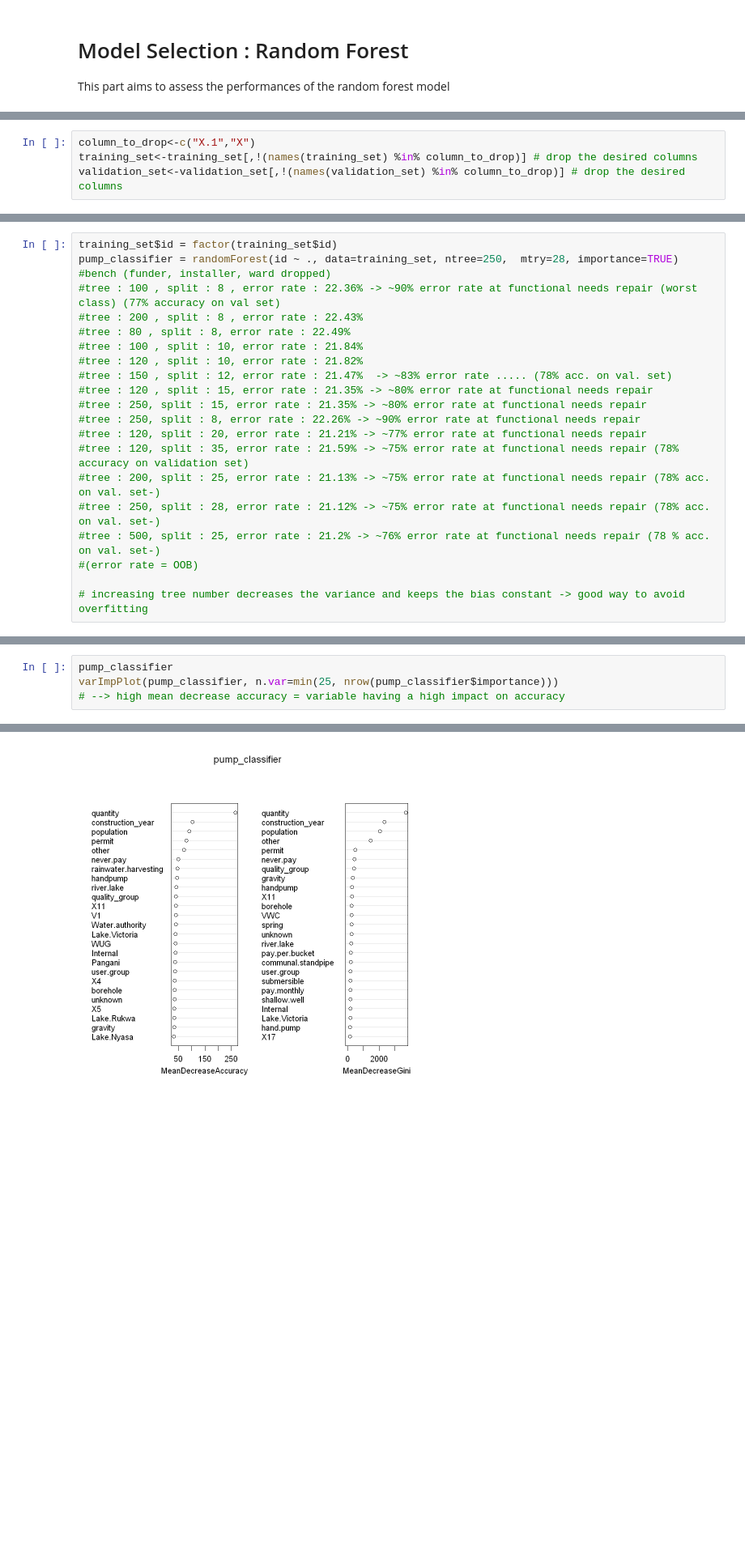
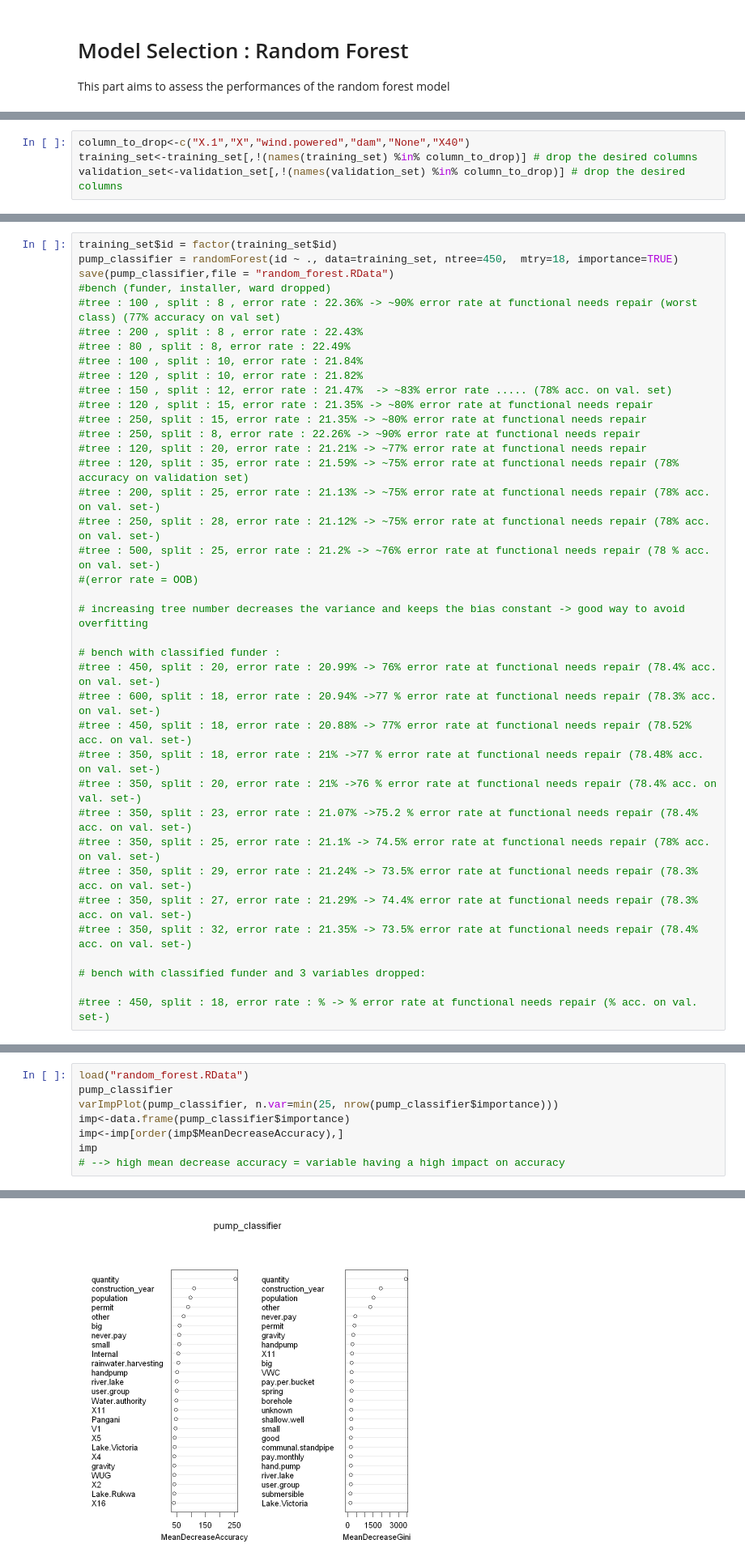
Before and after one commit to khookh/INFO-F-422-DrivenDataChallenge, a Jupyter notebook: Notebook/4.1-randomforest.ipynb, the cells around one changed output, grey strips where cells are left out. Shown: that part at 81% size. Drawn from its saved outputs; the diff is of its cells as text; blank space fills up the shorter version.

Commit message:
Adds lasts benchmarks

```diff
--- a/Notebook/4.1-randomforest.ipynb
+++ b/Notebook/4.1-randomforest.ipynb
@@ -8,4 +12,4 @@ validation_set <- read.csv("../Data/PreProcess/processed_verification_data_split
 # %%
-column_to_drop<-c("X.1","X")
+column_to_drop<-c("X.1","X","wind.powered","dam","None","X40")
 training_set<-training_set[,!(names(training_set) %in% column_to_drop)] # drop the desired columns
 validation_set<-validation_set[,!(names(validation_set) %in% column_to_drop)] # drop the desired columns
@@ -12,6 +18,7 @@ validation_set<-validation_set[,!(names(validation_set) %in% column_to_drop)] #
 # %%
 training_set$id = factor(training_set$id)
-pump_classifier = randomForest(id ~ ., data=training_set, ntree=250,  mtry=28, importance=TRUE)
+pump_classifier = randomForest(id ~ ., data=training_set, ntree=450,  mtry=18, importance=TRUE)
+save(pump_classifier,file = "random_forest.RData")
 #bench (funder, installer, ward dropped)
 #tree : 100 , split : 8 , error rate : 22.36% -> ~90% error rate at functional needs repair (worst class) (77% accuracy on val set)
 #tree : 200 , split : 8 , error rate : 22.43%
@@ -30,4 +37,20 @@ pump_classifier = randomForest(id ~ ., data=training_set, ntree=250,  mtry=28, i
 #(error rate = OOB)
 
 # increasing tree number decreases the variance and keeps the bias constant -> good way to avoid overfitting
+
+# bench with classified funder :
+#tree : 450, split : 20, error rate : 20.99% -> 76% error rate at functional needs repair (78.4% acc. on val. set-)
+#tree : 600, split : 18, error rate : 20.94% ->77 % error rate at functional needs repair (78.3% acc. on val. set-)
+#tree : 450, split : 18, error rate : 20.88% -> 77% error rate at functional needs repair (78.52% acc. on val. set-)
+#tree : 350, split : 18, error rate : 21% ->77 % error rate at functional needs repair (78.48% acc. on val. set-)
+#tree : 350, split : 20, error rate : 21% ->76 % error rate at functional needs repair (78.4% acc. on val. set-)
+#tree : 350, split : 23, error rate : 21.07% ->75.2 % error rate at functional needs repair (78.4% acc. on val. set-)
+#tree : 350, split : 25, error rate : 21.1% -> 74.5% error rate at functional needs repair (78% acc. on val. set-)
+#tree : 350, split : 29, error rate : 21.24% -> 73.5% error rate at functional needs repair (78.3% acc. on val. set-)
+#tree : 350, split : 27, error rate : 21.29% -> 74.4% error rate at functional needs repair (78.3% acc. on val. set-)
+#tree : 350, split : 32, error rate : 21.35% -> 73.5% error rate at functional needs repair (78.4% acc. on val. set-)
+
+# bench with classified funder and 3 variables dropped:
+
+#tree : 450, split : 18, error rate : % -> % error rate at functional needs repair (% acc. on val. set-)
 # %% [markdown]
@@ -37,7 +59,11 @@ pump_classifier = randomForest(id ~ ., data=training_set, ntree=250,  mtry=28, i
 ## Model Performances (OOB) :
 # %%
+load("random_forest.RData")
 pump_classifier
 varImpPlot(pump_classifier, n.var=min(25, nrow(pump_classifier$importance)))
+imp<-data.frame(pump_classifier$importance)
+imp<-imp[order(imp$MeanDecreaseAccuracy),]
+imp
 # --> high mean decrease accuracy = variable having a high impact on accuracy
 # %% [output]
 Call:
@@ -59,4 +104,4 @@ non functional            0.2499174
-[figure, old version]
+[figure, new version]
 # %% [markdown]
 ### The variables having the highest (positive) impact on model performances are : *quantity*, *construction_year*, *population* and *permit*
 # %% [markdown]
```
Also changed, not shown: parts of 5 cells of this notebook, 1 other file.
